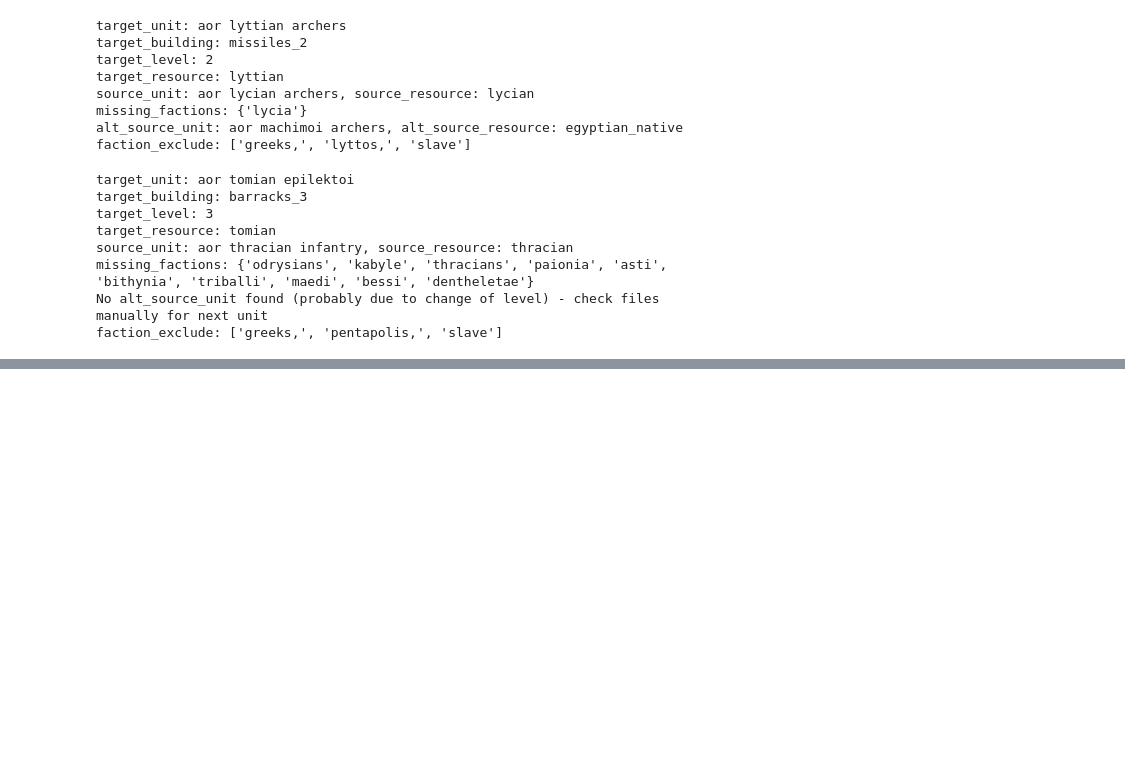
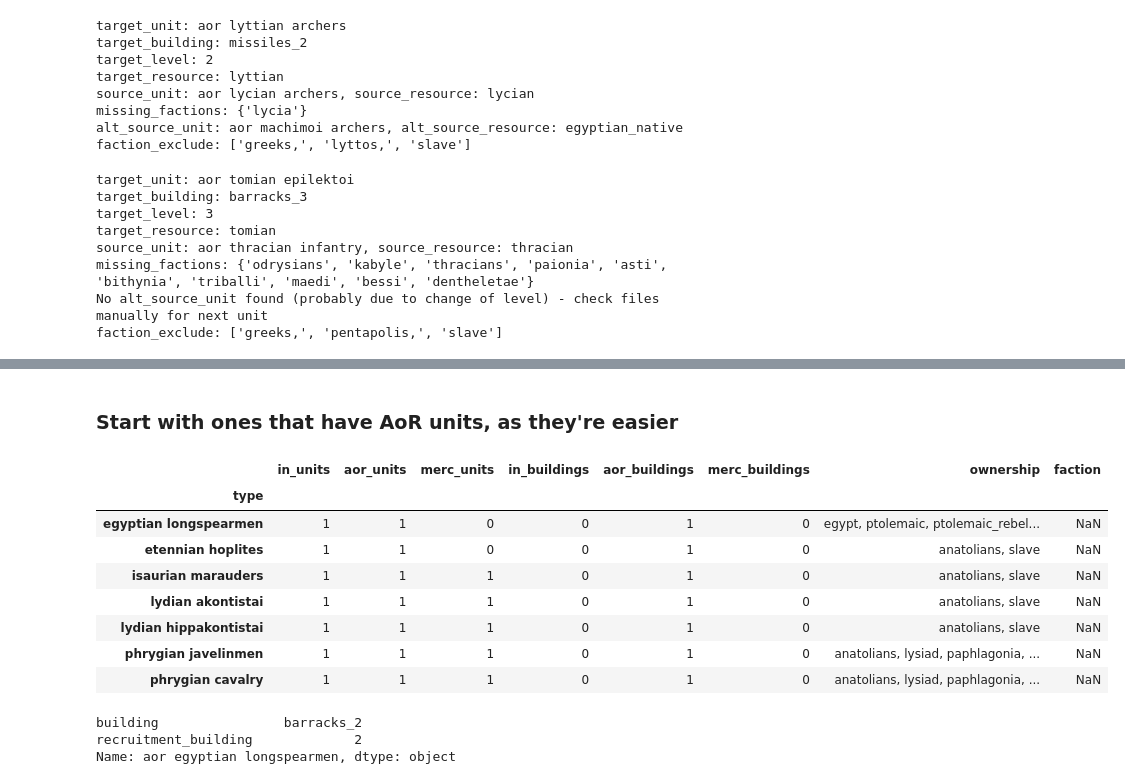
Before and after one commit to samgulf/RIS_units, a Jupyter notebook: RIS_units_fixes.ipynb, the cells around one changed output, grey strips where cells are left out. Drawn from its saved outputs; the diff is of its cells as text; code cells hidden in the pictures; blank space fills up the shorter version.

Commit message:
(file): Add egyptian longspearmen to buildings file

```diff
--- a/RIS_units_fixes.ipynb
+++ b/RIS_units_fixes.ipynb
@@ -705,0 +710,25 @@ duplicate_unit_and_update(source_unit=source_unit,
+# %% [markdown]
+### Start with ones that have AoR units, as they're easier
+# %%
+unit_cross_check_issues[(unit_cross_check_issues["in_units"] == 1)
+                        & (unit_cross_check_issues["in_buildings"] == 0)
+                        & (unit_cross_check_issues["ownership"] != "slave")
+                        & ~(unit_cross_check_issues.index.str.startswith("horde"))
+                        & (unit_cross_check_issues["aor_units"] == 1)]
+# %% [output]
+|  | in_units | aor_units | merc_units | in_buildings | aor_buildings | merc_buildings | ownership | faction |
+| type |  |  |  |  |  |  |  |  |
+| egyptian longspearmen | 1 | 1 | 0 | 0 | 1 | 0 | egypt, ptolemaic, ptolemaic_rebel... | NaN |
+| etennian hoplites | 1 | 1 | 0 | 0 | 1 | 0 | anatolians, slave | NaN |
+| isaurian marauders | 1 | 1 | 1 | 0 | 1 | 0 | anatolians, slave | NaN |
+| lydian akontistai | 1 | 1 | 1 | 0 | 1 | 0 | anatolians, slave | NaN |
+| lydian hippakontistai | 1 | 1 | 1 | 0 | 1 | 0 | anatolians, slave | NaN |
+| phrygian javelinmen | 1 | 1 | 1 | 0 | 1 | 0 | anatolians, lysiad, paphlagonia, ... | NaN |
+| phrygian cavalry | 1 | 1 | 1 | 0 | 1 | 0 | anatolians, lysiad, paphlagonia, ... | NaN |
+# %%
+base_unit = "egyptian longspearmen"
+all_units.loc["aor "+base_unit, ["building", "recruitment_building"]]
+# %% [output]
+building                barracks_2
+recruitment_building             2
+Name: aor egyptian longspearmen, dtype: object
```
Also changed, not shown: parts of 9 cells of this notebook, 1 other file.
